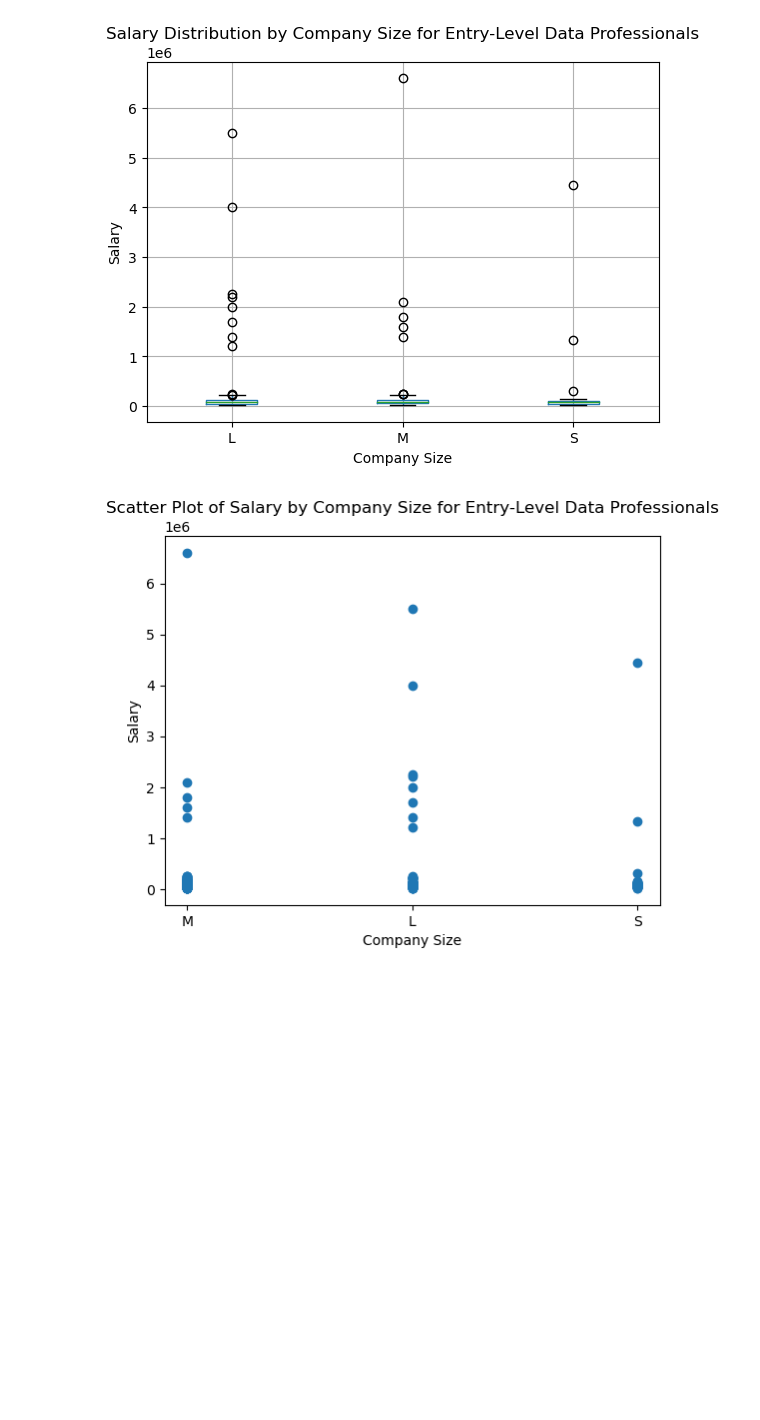
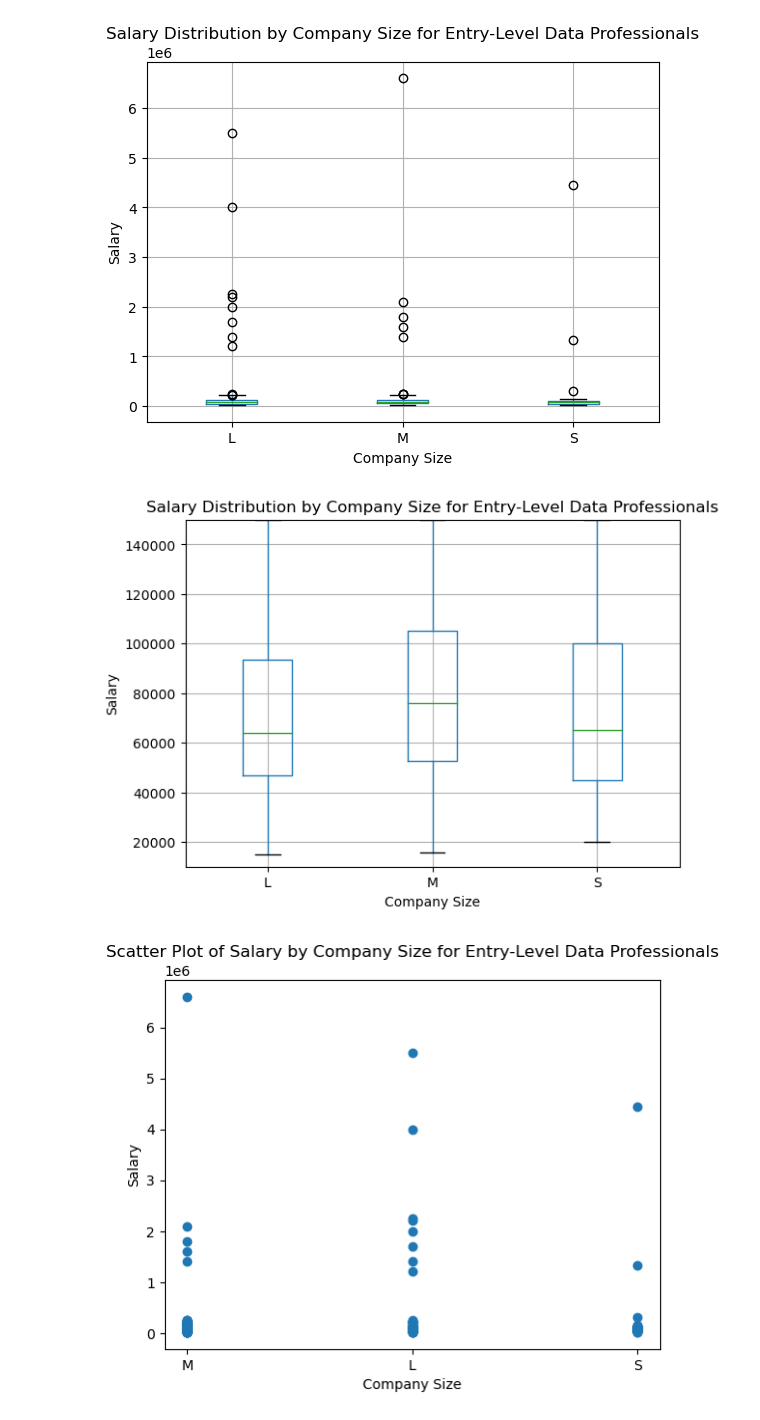
Before and after one commit to christian-a-smith/project-1, a Jupyter notebook: Company Size/question-1_company size.ipynb, the cells around one changed output. Cells and saved outputs as stored; diff of their text form; code cells hidden in the pictures; blank space fills up the shorter version.

```diff
--- a/question-1/question-1_company size.ipynb
+++ b/Company Size/question-1_company size.ipynb
@@ -100,6 +104,28 @@ plt.xticks(rotation=0)
 plt.show()
 # %% [output]
 [figure]
+# %%
+# specify upper and lower bounds
+lower_bound = 10000
+upper_bound = 150000
+
+# Filter the data to include only values within the bounds
+filtered_data = data_salaries_da_en_df[(data_salaries_da_en_df['salary'] >= lower_bound) & (data_salaries_da_en_df['salary'] <= upper_bound)]
+
+# Create the boxplot with the filtered data
+filtered_data.boxplot(column='salary', by='company_size')
+plt.title("Salary Distribution by Company Size for Entry-Level Data Professionals")
+plt.suptitle("")  # Remove default title
+plt.xlabel("Company Size")
+plt.ylabel("Salary")
+plt.xticks(rotation=0)
+
+# Set the upper and lower bounds for the whiskers
+plt.ylim(lower_bound, upper_bound)
+
+plt.show()
+# %% [output]
+[figure, added]
 # %%
 plt.scatter(data_salaries_da_en_df['company_size'], data_salaries_da_en_df['salary'])
 plt.title("Scatter Plot of Salary by Company Size for Entry-Level Data Professionals")
```
Also changed, not shown: parts of 5 cells of this notebook.
